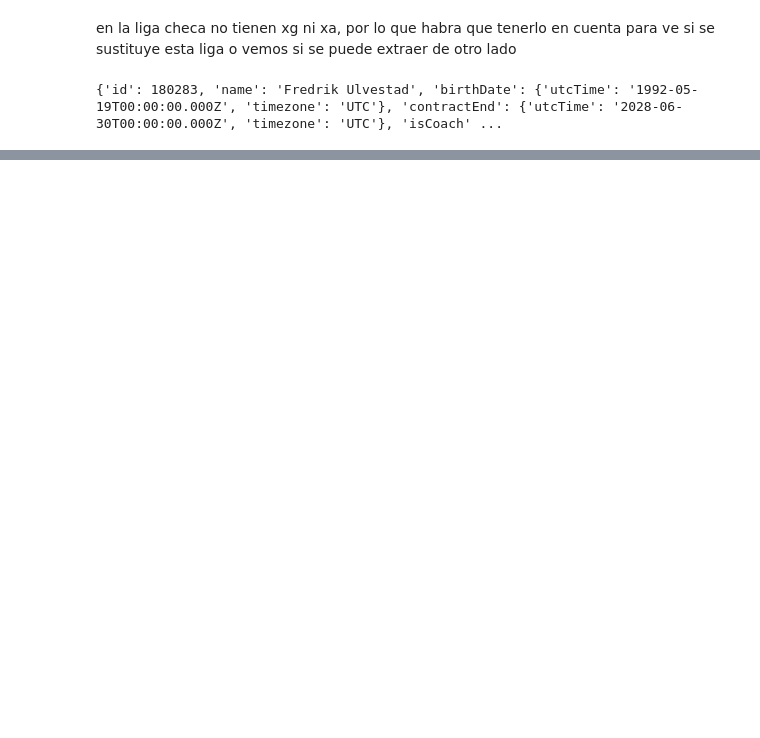
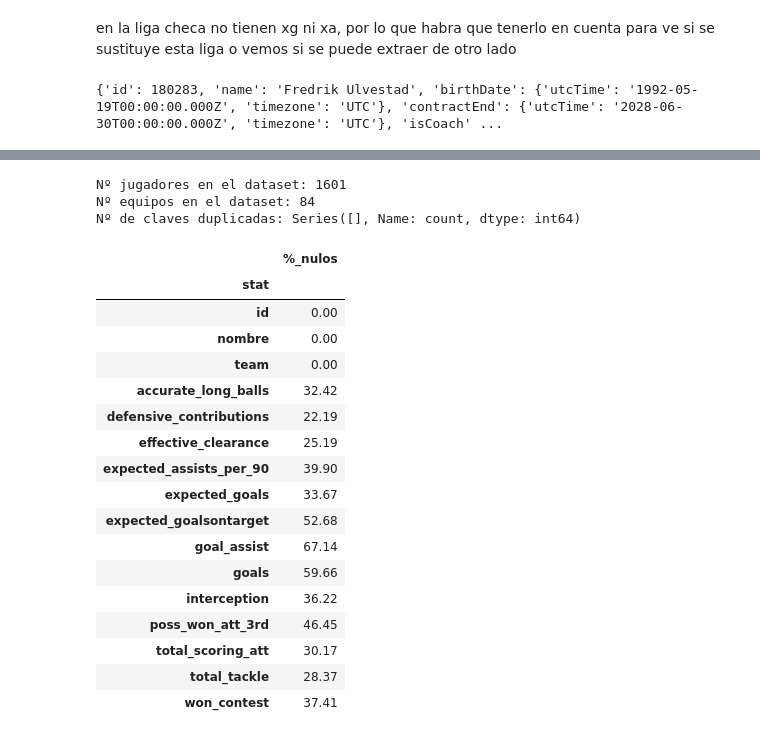
Before and after one commit to andres19197/Ghost-Scout, a Jupyter notebook: 02-GhostScout.ipynb, the cells around one changed output, grey strips where cells are left out. Drawn from its saved outputs; the diff is of its cells as text; code cells hidden in the pictures; blank space fills up the shorter version.

```diff
--- a/02-GhostScout.ipynb
+++ b/02-GhostScout.ipynb
@@ -208,8 +227,8 @@ TypeError: unhashable type: 'dict'
 # %%
 
 #distribucion basica del df
-conteo_jugadores = df_datos_jugadores_pivoted["id"].value_counts()
-conteo_equipos = df_datos_jugadores_pivoted["team"].value_counts()
+conteo_jugadores = df_datos_jugadores_pivoted['id'].unique().shape[0]
+conteo_equipos = df_datos_jugadores_pivoted["team"].unique().shape[0]
 n_duplicados = df_datos_jugadores_pivoted[
     df_datos_jugadores_pivoted.duplicated(subset=["id", "nombre","team"], keep=False)
     ].value_counts()
@@ -218,11 +237,34 @@ n_duplicados = df_datos_jugadores_pivoted[
 print(f'Nº jugadores en el dataset: {conteo_jugadores}')
 print(f'Nº equipos en el dataset: {conteo_equipos}')
 print(f'Nº de claves duplicadas: {n_duplicados}')
+# %% [output]
+Nº jugadores en el dataset: 1601
+Nº equipos en el dataset: 84
+Nº de claves duplicadas: Series([], Name: count, dtype: int64)
 # %%
 #tabla con % de missings
-percent_ms =(df_datos_jugadores_pivoted.isnull().sum()*100)/len(df_datos_jugadores_pivoted)
-ms_df = pd.DataFrame({"variables":df_datos_jugadores_pivoted.columns, "%_nulos":percent_ms})
+percent_ms =((df_datos_jugadores_pivoted.isnull().sum()*100)/len(df_datos_jugadores_pivoted)).round(2)
+ms_df = pd.DataFrame({"%_nulos":percent_ms})
 ms_df
+# %% [output]
+|  | %_nulos |
+| stat |  |
+| id | 0.00 |
+| nombre | 0.00 |
+| team | 0.00 |
+| accurate_long_balls | 32.42 |
+| defensive_contributions | 22.19 |
+| effective_clearance | 25.19 |
+| expected_assists_per_90 | 39.90 |
+| expected_goals | 33.67 |
+| expected_goalsontarget | 52.68 |
+| goal_assist | 67.14 |
+| goals | 59.66 |
+| interception | 36.22 |
+| poss_won_att_3rd | 46.45 |
+| total_scoring_att | 30.17 |
+| total_tackle | 28.37 |
+| won_contest | 37.41 |
 # %%
 #info basica de las estadisticas, puede sr interesante quedarse con las medias y cuartiles
 #para despues usarlos en el informe
```
Also changed, not shown: parts of 8 cells of this notebook.
